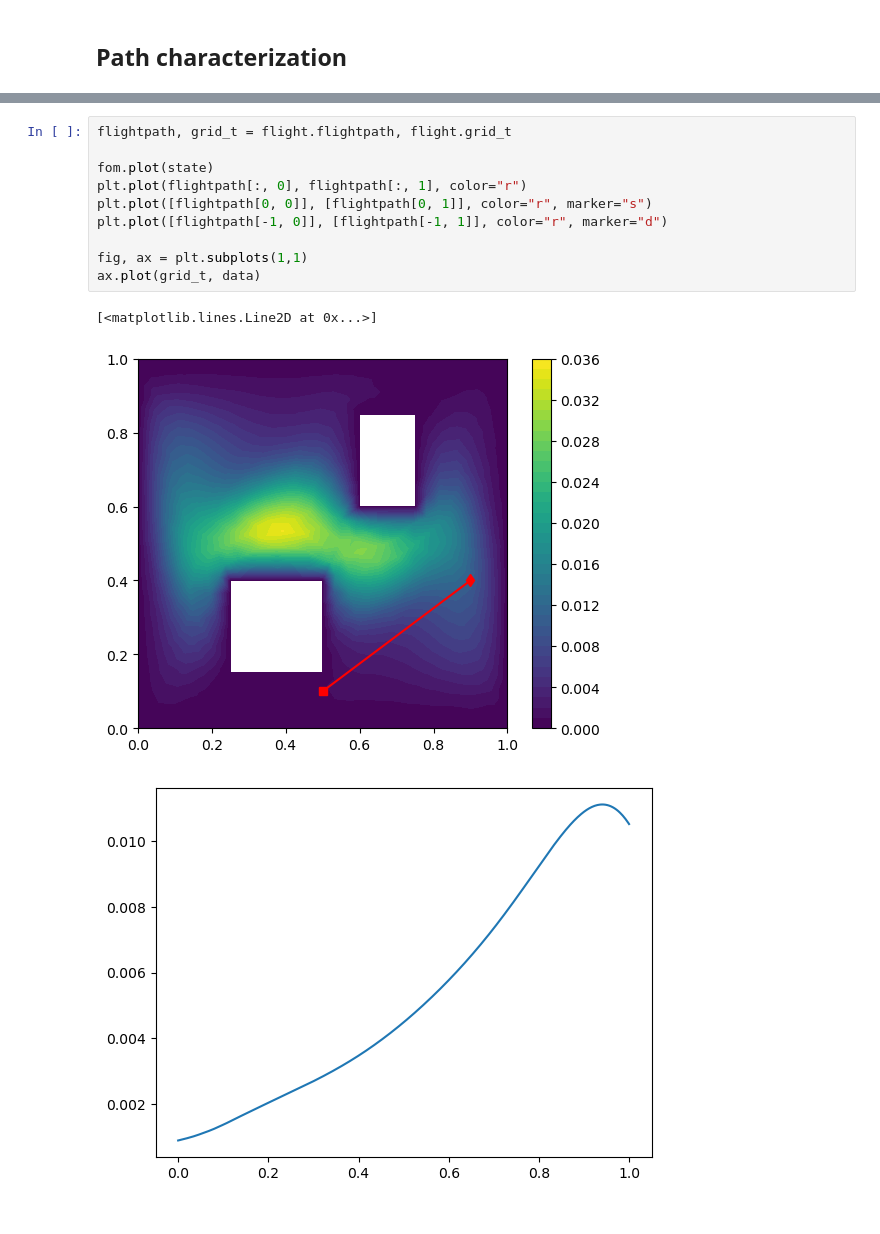
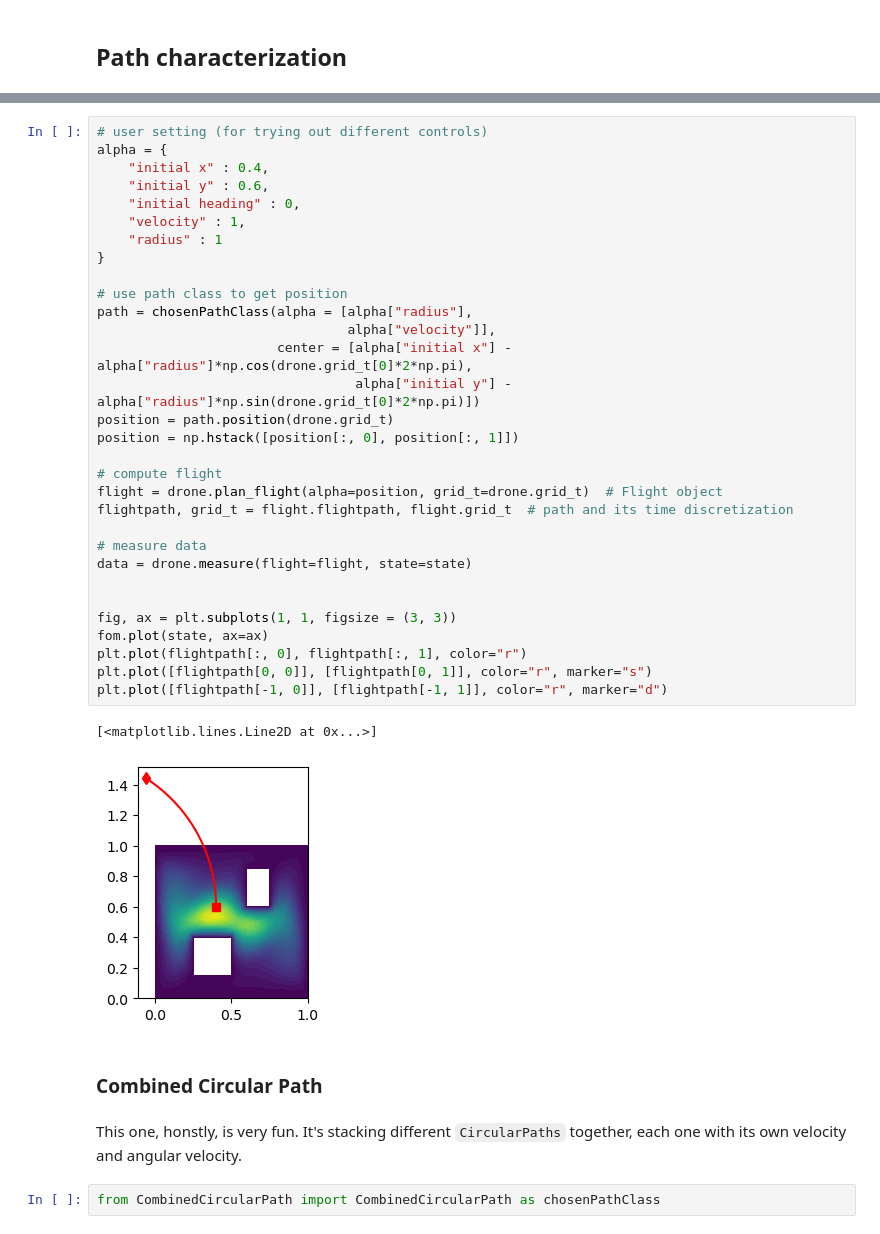
Before and after one commit to leyffer/m2dtIceSheet, a Jupyter notebook: notebooks/7_flightpath_characterization.ipynb, the cells around one changed output, grey strips where cells are left out. Cells and saved outputs as stored; diff of their text form.

```diff
--- a/notebooks/7_flightpath_characterization.ipynb
+++ b/notebooks/7_flightpath_characterization.ipynb
@@ -114,14 +180,40 @@ data = drone.measure(flight=flight, state=state)
+# %%
+# user setting (for trying out different controls)
+alpha = {
+    "initial x" : 0.4,
+    "initial y" : 0.6,
+    "initial heading" : 0,
+    "velocity" : 1,
+    "radius" : 1
+}
+
+# use path class to get position
+path = chosenPathClass(alpha = [alpha["radius"],
+                                alpha["velocity"]],
+                       center = [alpha["initial x"] - alpha["radius"]*np.cos(drone.grid_t[0]*2*np.pi),
+                                 alpha["initial y"] - alpha["radius"]*np.sin(drone.grid_t[0]*2*np.pi)])
+position = path.position(drone.grid_t)
+position = np.hstack([position[:, 0], position[:, 1]])
+
+# compute flight
+flight = drone.plan_flight(alpha=position, grid_t=drone.grid_t)  # Flight object
+flightpath, grid_t = flight.flightpath, flight.grid_t  # path and its time discretization
+
+# measure data
+data = drone.measure(flight=flight, state=state)
+
+
+fig, ax = plt.subplots(1, 1, figsize = (3, 3))
+fom.plot(state, ax=ax)
+plt.plot(flightpath[:, 0], flightpath[:, 1], color="r")
+plt.plot([flightpath[0, 0]], [flightpath[0, 1]], color="r", marker="s")
+plt.plot([flightpath[-1, 0]], [flightpath[-1, 1]], color="r", marker="d")
+# %% [output]
+[<matplotlib.lines.Line2D at 0x...>]
+[figure, added]
+# %% [markdown]
+### Combined Circular Path
+# %% [markdown]
+This one, honstly, is very fun. It's stacking different `CircularPaths` together, each one with its own velocity and angular velocity.
 # %%
-flightpath, grid_t = flight.flightpath, flight.grid_t
-
-fom.plot(state)
-plt.plot(flightpath[:, 0], flightpath[:, 1], color="r")
-plt.plot([flightpath[0, 0]], [flightpath[0, 1]], color="r", marker="s")
-plt.plot([flightpath[-1, 0]], [flightpath[-1, 1]], color="r", marker="d")
-
-fig, ax = plt.subplots(1,1)
-ax.plot(grid_t, data)
+from CombinedCircularPath import CombinedCircularPath as chosenPathClass
-# %% [output]
-[<matplotlib.lines.Line2D at 0x...>]
-[figure, removed]
-[figure, removed]
```
Also changed, not shown: parts of 23 cells of this notebook, 3 other files.
